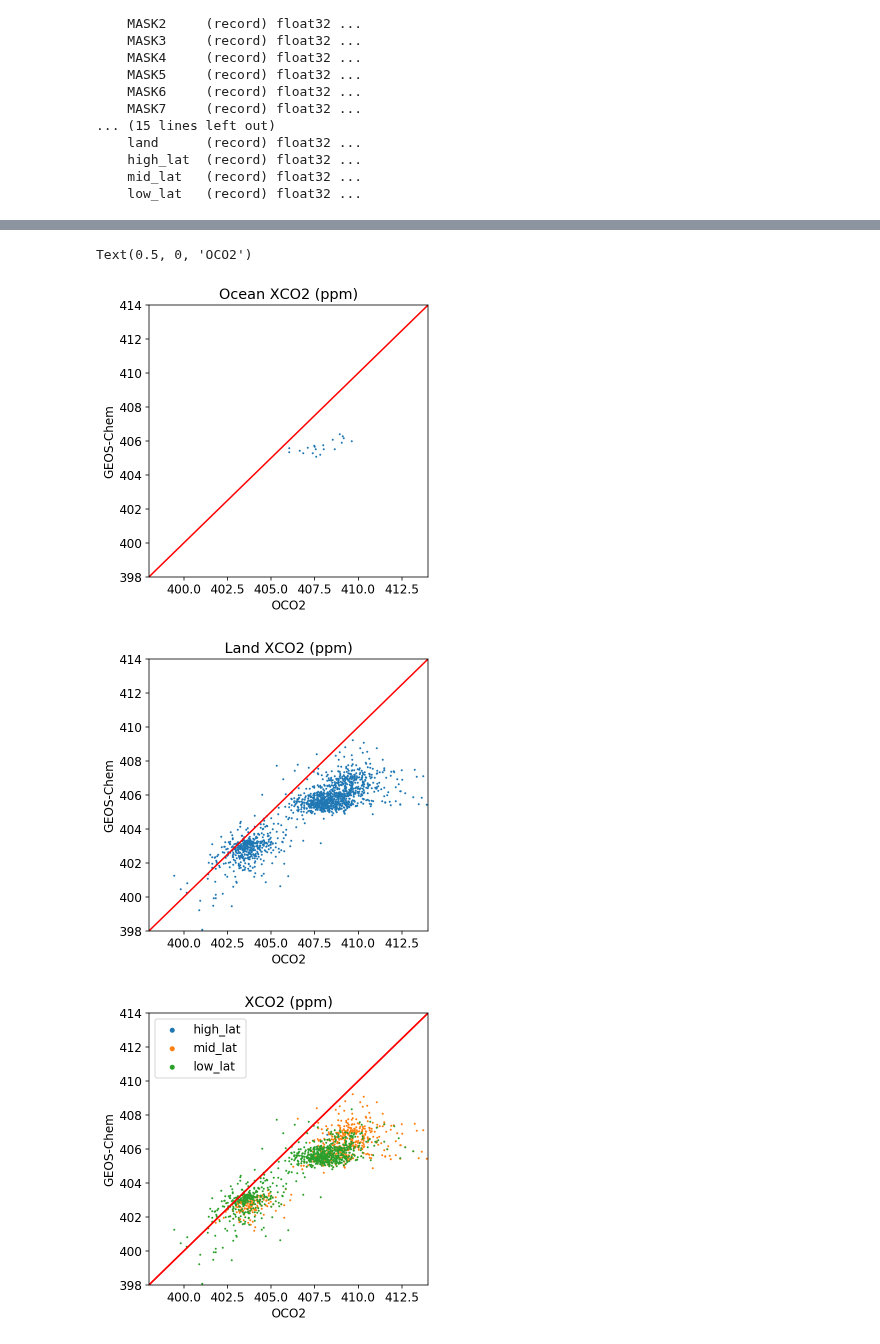
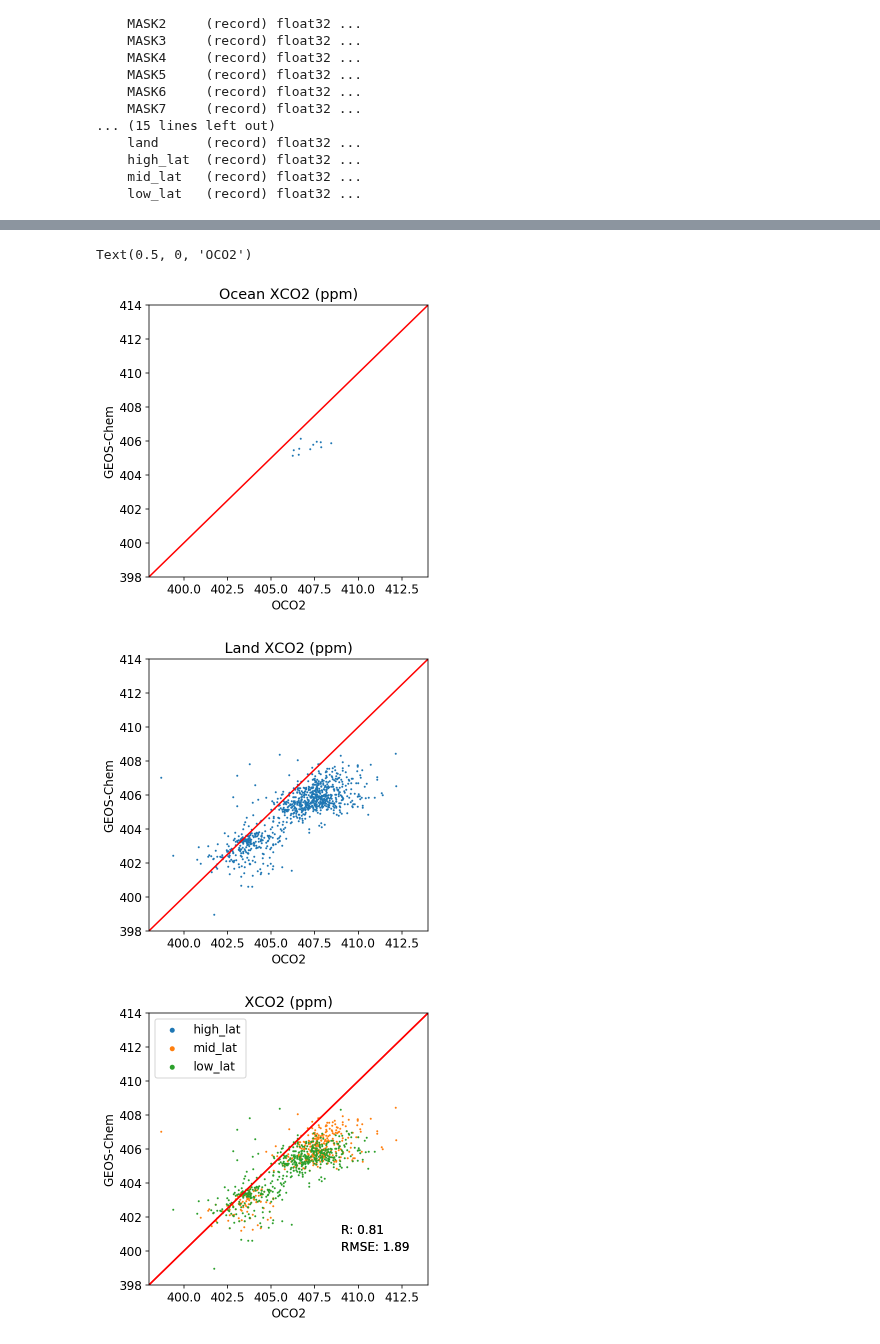
Before and after one commit to MehliyarSadiq/geoschem_simulations, a Jupyter notebook: inversion/satellite/oco-2/3.XCO2_model_vs_obs.ipynb, the cells around one changed output, grey strips where cells are left out. Saved outputs shown, nothing was run; the diff lists cells and outputs as text; code cells hidden in the pictures.

```diff
--- a/inversion/satellite/oco-2/3.XCO2_model_vs_obs.ipynb
+++ b/inversion/satellite/oco-2/3.XCO2_model_vs_obs.ipynb
@@ -22,8 +22,8 @@ from gamap_colormap import WhGrYlRd  # import the "WhGrYlRd" variable
 import re
 # %%
 # which month of XCO2 do you want to compare with OCO2
-month      = 3        # 1,2,3, corresponds to Jan, Feb and Mar
-name_month = 'Mar'
+month      = 2        # 1,2,3, corresponds to Jan, Feb and Mar
+name_month = 'Feb'
 mode       = 'N' # N: Nadir or NG: Nadir + Glint
 # %%
 # satellite data: avg_kern, pressure weighting function, xco2_prior
@@ -184,7 +184,7 @@ plt.ylabel('GEOS-Chem')
 plt.xlabel('OCO2')
 # %% [output]
 Text(0.5, 0, 'OCO2')
-[figure, old version]
+[figure, new version]
 # %%
 # land only
 xco2_model_land = xco2_model_mode * ds_mask['land'][0:len(xco2_model)]
@@ -204,29 +204,32 @@ plt.xlabel('OCO2')
 
 fig.savefig(output_directory + '/mod_vs_obs_XCO2_land_' + mode + '_' + name_month + '.png', dpi=300)
 # %% [output]
-[figure, old version]
+[figure, new version]
 # %%
 # look at different latitude bands
 fig = plt.figure(figsize=[5,5])
 
 for region in ['high_lat', 'mid_lat', 'low_lat']:
     xco2_model_mask = xco2_model_land * ds_mask[region][0:len(xco2_model_land)]
     xco2_model_mask[xco2_model_mask==0] = 'nan'
     xco2_oco2_mask = xco2_oco2_land * ds_mask[region][0:len(xco2_model_land)]
     xco2_oco2_mask[xco2_oco2_mask==0] = 'nan'
 
     plt.scatter(xco2_oco2_mask, xco2_model_mask, s=1, label = region)
     plt.plot([300,450],[300,450], c='r')
     plt.ylim(top   = 414,bottom = 398)
     plt.xlim(right = 414,left   = 398)
     plt.title('XCO2 (ppm)')
     plt.ylabel('GEOS-Chem')
     plt.xlabel('OCO2')
     plt.legend(markerscale = 4)
 
+
+    plt.text(x=409, y=401, s='R: ' + str(format_R), size = 12)
+    plt.text(x=409, y=400, s='RMSE: ' + str(format_rmse), size = 12)
     fig.savefig(output_directory + '/mod_vs_obs_XCO2_latitudinal_'+ mode + '_' + name_month + '.png', dpi=300)
 # %% [output]
-[figure, old version]
+[figure, new version]
 # %%
 diff = xco2_oco2_land - xco2_model_land   # diff to calculate a posteriori
 new_data = diff.to_dataset(name = 'diff')
```
Also changed, not shown: parts of 7 cells of this notebook, 2 other files.
